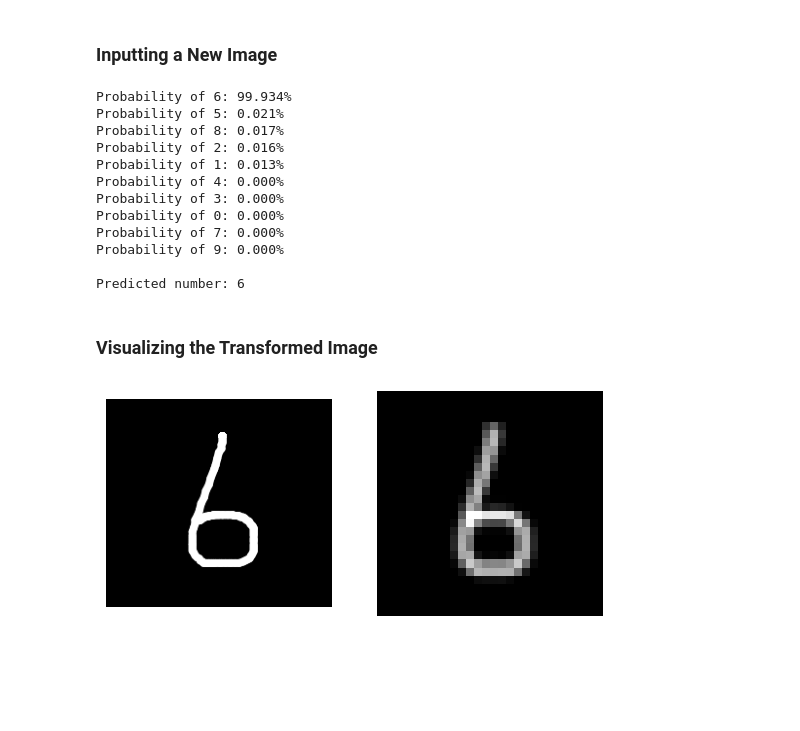
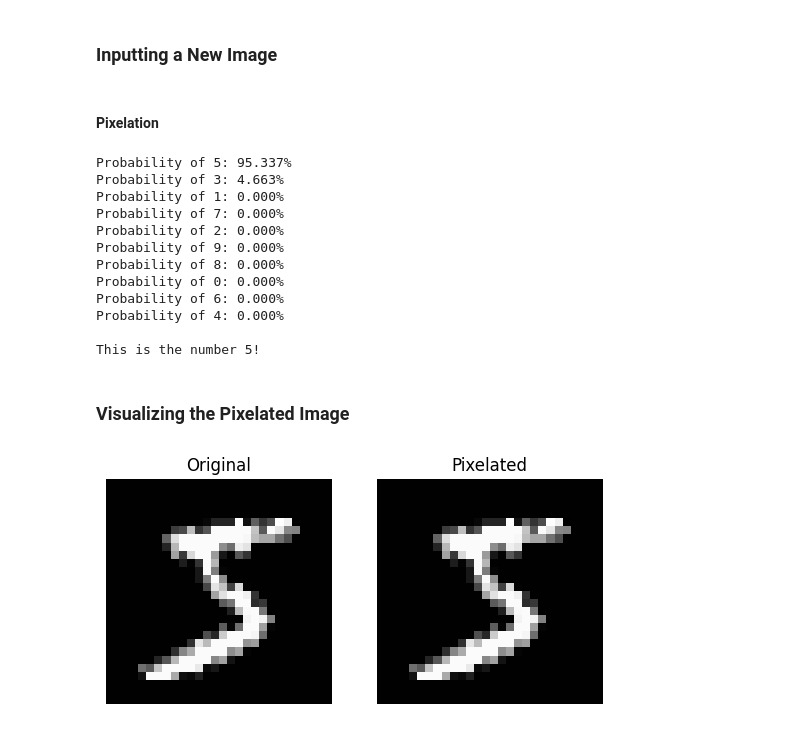
Before and after one commit to dariansal/deep-learning-mnist, a Jupyter notebook: notebooks/model-selection.ipynb, the cells around one changed output. Drawn from its saved outputs; the diff is of its cells as text; code cells hidden in the pictures; blank space fills up the shorter version.

```diff
--- a/notebooks/model-selection.ipynb
+++ b/notebooks/model-selection.ipynb
@@ -504,5 +541,7 @@ Test Accuracy for 5: 97.09%
 # %% [markdown]
 ### __Inputting a New Image__
+# %% [markdown]
+#### __Pixelation__
 # %%
 def pixelate_image(image, pixelation_level):
 
@@ -534,13 +573,13 @@ def preprocess_no_pixelation(image):
     image = image.unsqueeze(0)
     return image
 # %%
-image = Image.open('../data/test-images/6-thin.png').convert('L')
+original = Image.open('../data/test-images/mnist.png').convert('L')
 
 #pixelation slightly worse outcome because its different noise than model experienced in training
 pixelation_level = 1
-pixelated_image_visual = pixelate_image(image, pixelation_level)
+pixelated_image = pixelate_image(original, pixelation_level)
 
-image_transformed = preprocess_image(image, pixelation_level).to(device)
+image_transformed = preprocess_image(original, pixelation_level).to(device)
 #image_transformed = preprocess_no_pixelation(image).to(device)
 with torch.no_grad():
     outputs = model(image_transformed)
@@ -558,32 +597,23 @@ prob_tuples.sort(key = itemgetter(1), reverse = True)
 for number, probability in prob_tuples:
     print(f'Probability of {number}:{probability.item() * 100: .3f}%')
 
-print(f'\nPredicted number: {predicted.item()}')
+print(f'\nThis is the number {predicted.item()}!')
 # %% [output]
-Probability of 6: 99.934%
-Probability of 5: 0.021%
-Probability of 8: 0.017%
-Probability of 2: 0.016%
-Probability of 1: 0.013%
+Probability of 5: 95.337%
+Probability of 3: 4.663%
+Probability of 1: 0.000%
+Probability of 7: 0.000%
+Probability of 2: 0.000%
+Probability of 9: 0.000%
+Probability of 8: 0.000%
+Probability of 0: 0.000%
+Probability of 6: 0.000%
 Probability of 4: 0.000%
-Probability of 3: 0.000%
-Probability of 0: 0.000%
-Probability of 7: 0.000%
-Probability of 9: 0.000%
 
-Predicted number: 6
+This is the number 5!
 # %% [markdown]
-### __Visualizing the Transformed Image__
+### __Visualizing the Pixelated Image__
-# %%
-plt.subplot(1,2,1) #create subplot first
-plt.imshow(image, cmap='gray')
-plt.axis('off')
-
-#dimensions need to be correct
-plt.subplot(1,2,2)
-plt.imshow(pixelated_image_visual, cmap='gray')
-plt.axis('off')
-
-plt.show() #not needed for Jupyter
-# %% [output]
-[figure, removed]
+# %%
+side_by_side_plot(original, pixelated_image, "Original", "Pixelated")
+# %% [output]
+[figure, added]
```
Also changed, not shown: parts of 39 cells of this notebook, 2 other files.
